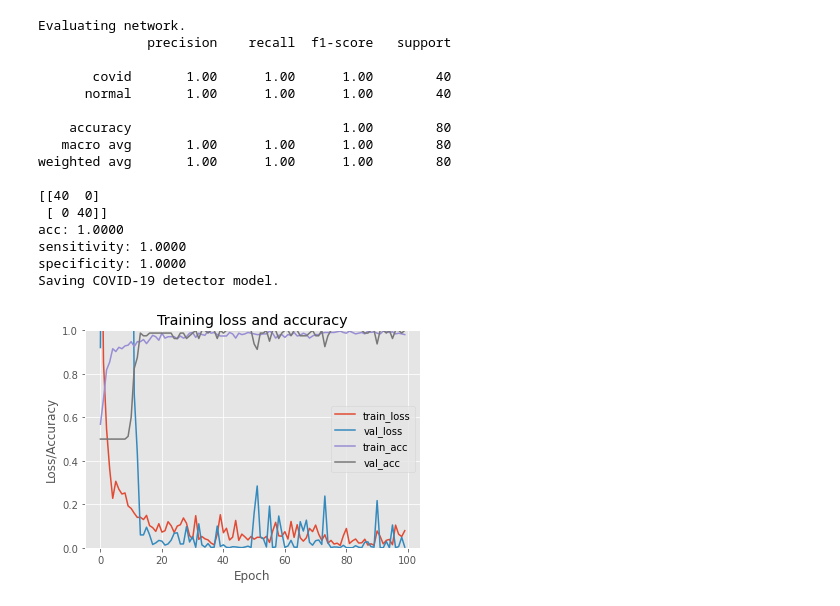
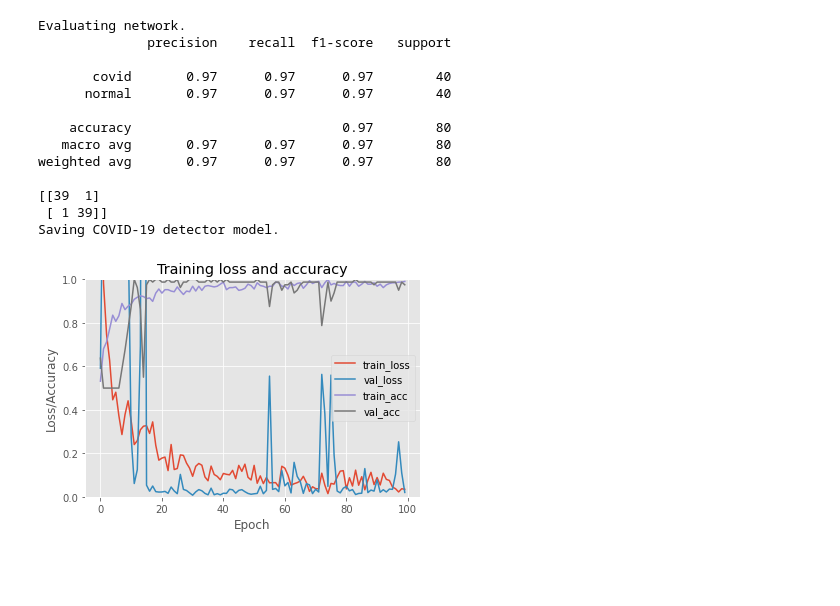
Before and after one commit to rafaelgm9/covid-cnn, a Jupyter notebook: covid-cnn.ipynb, the cells around one changed output. Drawn from its saved outputs; the diff is of its cells as text; code cells hidden in the pictures; blank space fills up the shorter version.

Commit message:
Formatting.

```diff
--- a/covid-cnn.ipynb
+++ b/covid-cnn.ipynb
@@ -29,10 +30,10 @@ for imagepath in imagepaths:
     # get the class label from the filename
     label = imagepath.split(os.path.sep)[-2]
 
-    # load the image, swap color channels, and resize it to 224x224 pixels
+    # load the image, swap color channels, and resize it to 256x256 pixels
     image = cv2.imread(imagepath)
     image = cv2.cvtColor(image, cv2.COLOR_BGR2RGB)
-    image = cv2.resize(image, (224, 224))
+    image = cv2.resize(image, (256, 256))
 
     # append data and labels
     data.append(image)
@@ -54,7 +55,7 @@ labels = to_categorical(labels)
 trainAug = ImageDataGenerator(width_shift_range=0.1, height_shift_range=0.1, rotation_range=15, fill_mode="nearest")
 # %%
 # build the model
-inputs = Input(shape=(224, 224, 3))
+inputs = Input(shape=(256, 256, 3))
 
 x = Conv2D(16, 3, activation="relu", padding="same")(inputs)
 x = BatchNormalization()(x)
@@ -71,11 +72,11 @@ x = BatchNormalization()(x)
 x = MaxPool2D(pool_size=(4, 4))(x)
 x = Dropout(0.2)(x)
 
-x = Flatten(name="flatten")(x)
+x = Flatten()(x)
 x = Dense(512, activation="relu")(x)
 x = Dropout(0.5)(x)
 
-x = Dense(128, activation="relu")(x)
+x = Dense(64, activation="relu")(x)
 x = Dropout(0.5)(x)
 
 x = Dense(32, activation="relu")(x)
@@ -88,14 +89,14 @@ model = Model(inputs=inputs, outputs=outputs)
 # compile the model
 epochs = 100
 batch_size = 8
+
+loss = BinaryCrossentropy()
 opt = Adam()
-model.compile(loss="binary_crossentropy", optimizer=opt, metrics=["accuracy"])
+model.compile(loss=loss, optimizer=opt, metrics=["accuracy"])
 # %%
 # train the model
 H = model.fit(trainAug.flow(trainX, trainY, batch_size=batch_size),
-              steps_per_epoch=len(trainX) // batch_size,
               validation_data=(testX, testY),
-              validation_steps=len(testX) // batch_size,
               epochs=epochs)
 # %% [output]
 Epoch 1/100
@@ -118,55 +119,41 @@ Epoch 100/100
 # %%
-# make predictions on the testing set
-print("Evaluating network.")
-predIdxs = model.predict(testX, batch_size=batch_size)
-predIdxs = np.argmax(predIdxs, axis=1)
+# make predictions on the test set
+predY = model.predict(testX)
 
 # classification report
-print(classification_report(testY.argmax(axis=1), predIdxs, target_names=le.classes_))
-
-# compute the confusion matrix and accuracy, sensitivity, and specificity
-cm = confusion_matrix(testY.argmax(axis=1), predIdxs)
-total = sum(sum(cm))
-acc = (cm[0, 0] + cm[1, 1]) / total
-sensitivity = cm[0, 0] / (cm[0, 0] + cm[0, 1])
-specificity = cm[1, 1] / (cm[1, 0] + cm[1, 1])
+print(classification_report(testY.argmax(axis=1), predY.argmax(axis=1), target_names=le.classes_))
+cm = confusion_matrix(testY.argmax(axis=1), predY.argmax(axis=1))
 print(cm)
-print("acc: {:.4f}".format(acc))
-print("sensitivity: {:.4f}".format(sensitivity))
-print("specificity: {:.4f}".format(specificity))
 
 # plot the training loss and accuracy
 plt.style.use("ggplot")
 plt.figure()
-plt.plot(np.arange(0, epochs), H.history["loss"], label="train_loss")
-plt.plot(np.arange(0, epochs), H.history["val_loss"], label="val_loss")
-plt.plot(np.arange(0, epochs), H.history["accuracy"], label="train_acc")
-plt.plot(np.arange(0, epochs), H.history["val_accuracy"], label="val_acc")
+plt.title("Training loss and accuracy")
+x = np.arange(0, epochs)
+plt.plot(x, H.history["loss"], label="train_loss")
+plt.plot(x, H.history["val_loss"], label="val_loss")
+plt.plot(x, H.history["accuracy"], label="train_acc")
+plt.plot(x, H.history["val_accuracy"], label="val_acc")
 plt.ylim(0, 1)
-plt.title("Training loss and accuracy")
 plt.xlabel("Epoch")
 plt.ylabel("Loss/Accuracy")
 plt.legend()
 plt.savefig(figpath)
 
-# serialize the model to disk
-print("Saving COVID-19 detector model.")
+# save model
 model.save(modelpath, save_format="h5")
 # %% [output]
 Evaluating network.
               precision    recall  f1-score   support
 
-       covid       1.00      1.00      1.00        40
-      normal       1.00      1.00      1.00        40
+       covid       0.97      0.97      0.97        40
+      normal       0.97      0.97      0.97        40
 
-    accuracy                           1.00        80
-   macro avg       1.00      1.00      1.00        80
-weighted avg       1.00      1.00      1.00        80
+    accuracy                           0.97        80
+   macro avg       0.97      0.97      0.97        80
+weighted avg       0.97      0.97      0.97        80
 
-[[40  0]
- [ 0 40]]
-acc: 1.0000
-sensitivity: 1.0000
-specificity: 1.0000
+[[39  1]
+ [ 1 39]]
 Saving COVID-19 detector model.
-[figure, old version]
+[figure, new version]
```
Also changed, not shown: parts of 2 cells of this notebook, 2 other files.
